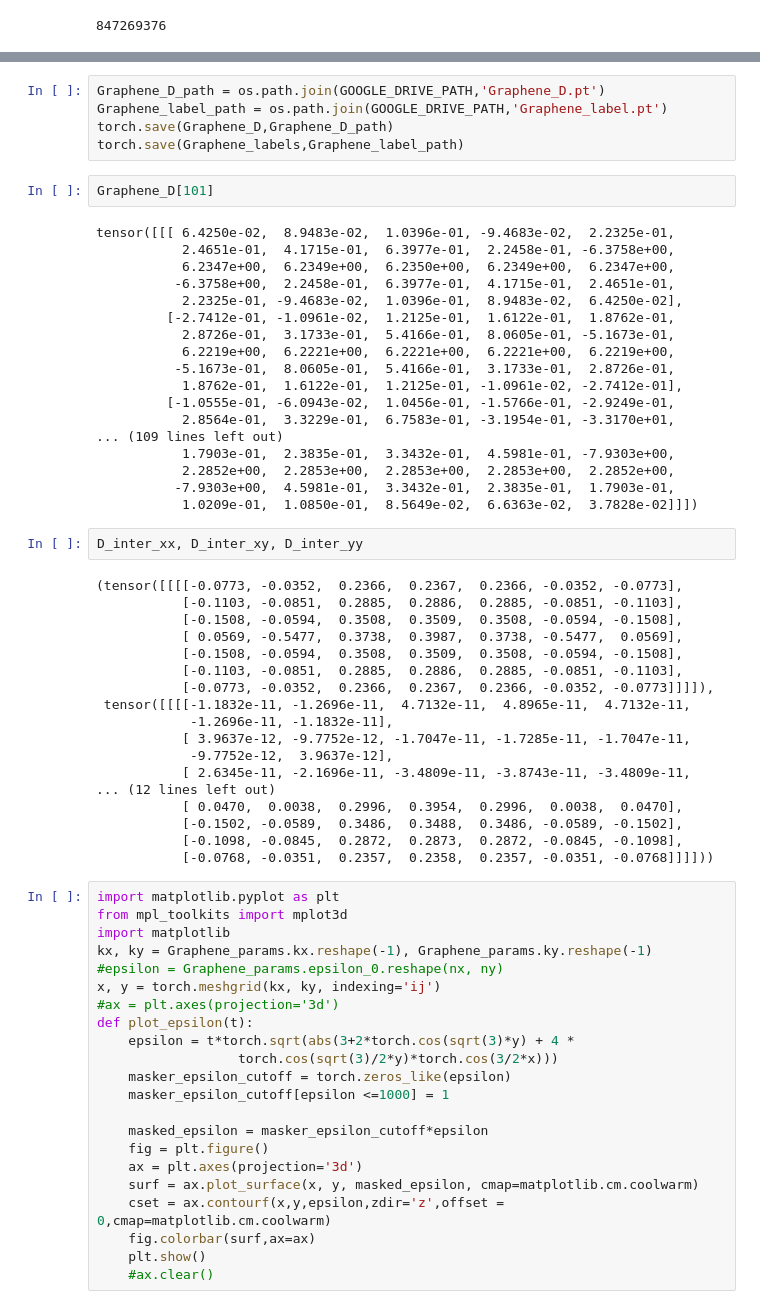
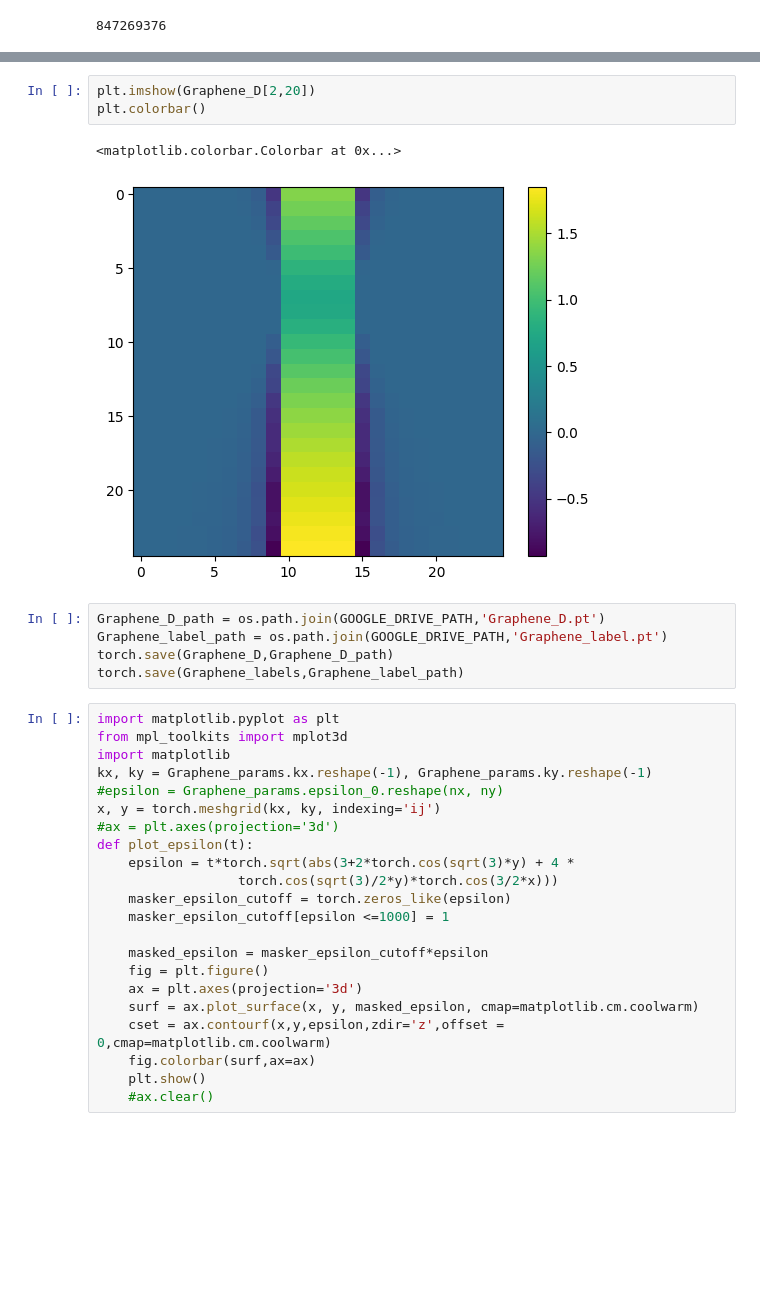
Before and after one commit to Junang-Wang/Top-invar-DL, a Jupyter notebook: Graphene_SS_Note.ipynb, the cells around one changed output, grey strips where cells are left out. Cells and saved outputs as stored; diff of their text form; blank space fills up the shorter version.

```diff
--- a/Graphene_SS_Note.ipynb
+++ b/Graphene_SS_Note.ipynb
@@ -86,48 +123,14 @@ tensor(-0.6350)
+# %%
+plt.imshow(Graphene_D[2,20])
+plt.colorbar()
+# %% [output]
+<matplotlib.colorbar.Colorbar at 0x...>
+[figure, added]
 # %%
 Graphene_D_path = os.path.join(GOOGLE_DRIVE_PATH,'Graphene_D.pt')
 Graphene_label_path = os.path.join(GOOGLE_DRIVE_PATH,'Graphene_label.pt')
 torch.save(Graphene_D,Graphene_D_path)
 torch.save(Graphene_labels,Graphene_label_path)
-# %%
-Graphene_D[101]
-# %% [output]
-tensor([[[ 6.4250e-02,  8.9483e-02,  1.0396e-01, -9.4683e-02,  2.2325e-01,
-           2.4651e-01,  4.1715e-01,  6.3977e-01,  2.2458e-01, -6.3758e+00,
-           6.2347e+00,  6.2349e+00,  6.2350e+00,  6.2349e+00,  6.2347e+00,
-          -6.3758e+00,  2.2458e-01,  6.3977e-01,  4.1715e-01,  2.4651e-01,
-           2.2325e-01, -9.4683e-02,  1.0396e-01,  8.9483e-02,  6.4250e-02],
-         [-2.7412e-01, -1.0961e-02,  1.2125e-01,  1.6122e-01,  1.8762e-01,
-           2.8726e-01,  3.1733e-01,  5.4166e-01,  8.0605e-01, -5.1673e-01,
-           6.2219e+00,  6.2221e+00,  6.2221e+00,  6.2221e+00,  6.2219e+00,
-          -5.1673e-01,  8.0605e-01,  5.4166e-01,  3.1733e-01,  2.8726e-01,
-           1.8762e-01,  1.6122e-01,  1.2125e-01, -1.0961e-02, -2.7412e-01],
-         [-1.0555e-01, -6.0943e-02,  1.0456e-01, -1.5766e-01, -2.9249e-01,
-           2.8564e-01,  3.3229e-01,  6.7583e-01, -3.1954e-01, -3.3170e+01,
-... (109 lines left out)
-           1.7903e-01,  2.3835e-01,  3.3432e-01,  4.5981e-01, -7.9303e+00,
-           2.2852e+00,  2.2853e+00,  2.2853e+00,  2.2853e+00,  2.2852e+00,
-          -7.9303e+00,  4.5981e-01,  3.3432e-01,  2.3835e-01,  1.7903e-01,
-           1.0209e-01,  1.0850e-01,  8.5649e-02,  6.6363e-02,  3.7828e-02]]])
-# %%
-D_inter_xx, D_inter_xy, D_inter_yy
-# %% [output]
-(tensor([[[[-0.0773, -0.0352,  0.2366,  0.2367,  0.2366, -0.0352, -0.0773],
-           [-0.1103, -0.0851,  0.2885,  0.2886,  0.2885, -0.0851, -0.1103],
-           [-0.1508, -0.0594,  0.3508,  0.3509,  0.3508, -0.0594, -0.1508],
-           [ 0.0569, -0.5477,  0.3738,  0.3987,  0.3738, -0.5477,  0.0569],
-           [-0.1508, -0.0594,  0.3508,  0.3509,  0.3508, -0.0594, -0.1508],
-           [-0.1103, -0.0851,  0.2885,  0.2886,  0.2885, -0.0851, -0.1103],
-           [-0.0773, -0.0352,  0.2366,  0.2367,  0.2366, -0.0352, -0.0773]]]]),
- tensor([[[[-1.1832e-11, -1.2696e-11,  4.7132e-11,  4.8965e-11,  4.7132e-11,
-            -1.2696e-11, -1.1832e-11],
-           [ 3.9637e-12, -9.7752e-12, -1.7047e-11, -1.7285e-11, -1.7047e-11,
-            -9.7752e-12,  3.9637e-12],
-           [ 2.6345e-11, -2.1696e-11, -3.4809e-11, -3.8743e-11, -3.4809e-11,
-... (12 lines left out)
-           [ 0.0470,  0.0038,  0.2996,  0.3954,  0.2996,  0.0038,  0.0470],
-           [-0.1502, -0.0589,  0.3486,  0.3488,  0.3486, -0.0589, -0.1502],
-           [-0.1098, -0.0845,  0.2872,  0.2873,  0.2872, -0.0845, -0.1098],
-           [-0.0768, -0.0351,  0.2357,  0.2358,  0.2357, -0.0351, -0.0768]]]]))
 # %%
 import matplotlib.pyplot as plt
 from mpl_toolkits import mplot3d
```
Also changed, not shown: parts of 8 cells of this notebook, 3 other files.
